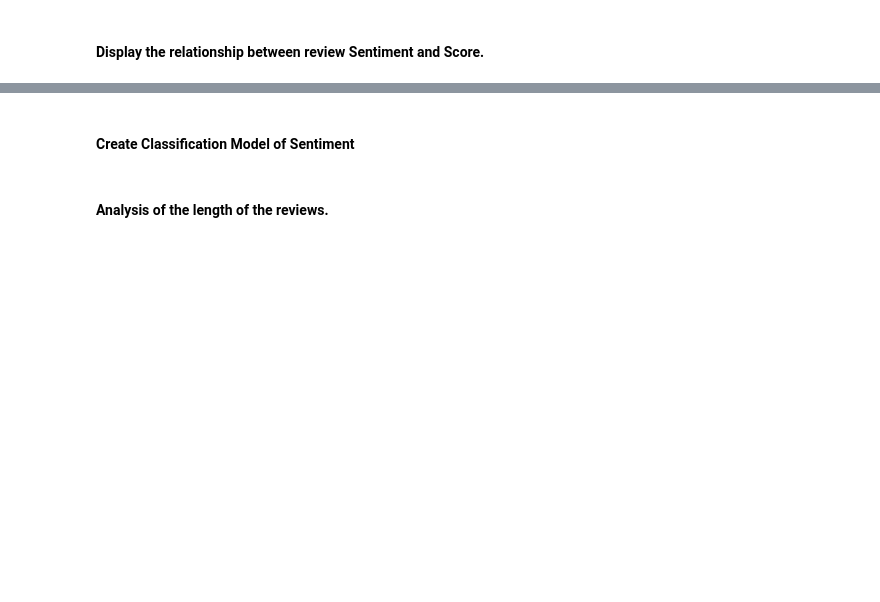
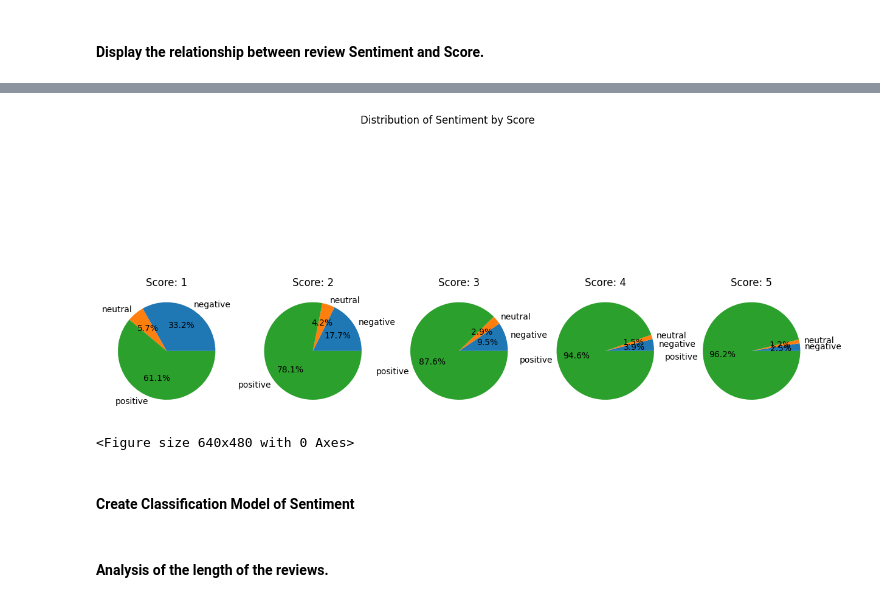
Before and after one commit to anapovedaavanade/Project_Capstone, a Jupyter notebook: code/Project.ipynb, the cells around one changed output, grey strips where cells are left out. Saved outputs shown, nothing was run; the diff lists cells and outputs as text; code cells hidden in the pictures; blank space fills up the shorter version.

```diff
--- a/code/Project.ipynb
+++ b/code/Project.ipynb
@@ -897,18 +1145,20 @@ print(summary_stats)
 # %%
 # Create the pie chart
 axs = contingency_table.plot.pie(subplots=True, figsize=(15, 8), autopct='%1.1f%%', legend=None)
 # Add Score above the slices
 for ax, score in zip(axs, contingency_table.columns):
     ax.set_title(f'Score: {score}', pad=5)
     ax.set_ylabel('')  # Remove the y-label
-plt.title('Distribution of Sentiment by Score')
+plt.suptitle('Distribution of Sentiment by Score')
 plt.show()
 
 # Save the plot
 plt.savefig('../reports/images/distr_sentiment_score.png')
 
-plt.title('Distribution of Sentiment by Score')
 plt.show()
+# %% [output]
+[figure, added]
+<Figure size 640x480 with 0 Axes>
 # %% [markdown]
 #### Create Classification Model of Sentiment
 # %% [markdown]
```
Also changed, not shown: parts of 51 cells of this notebook.
